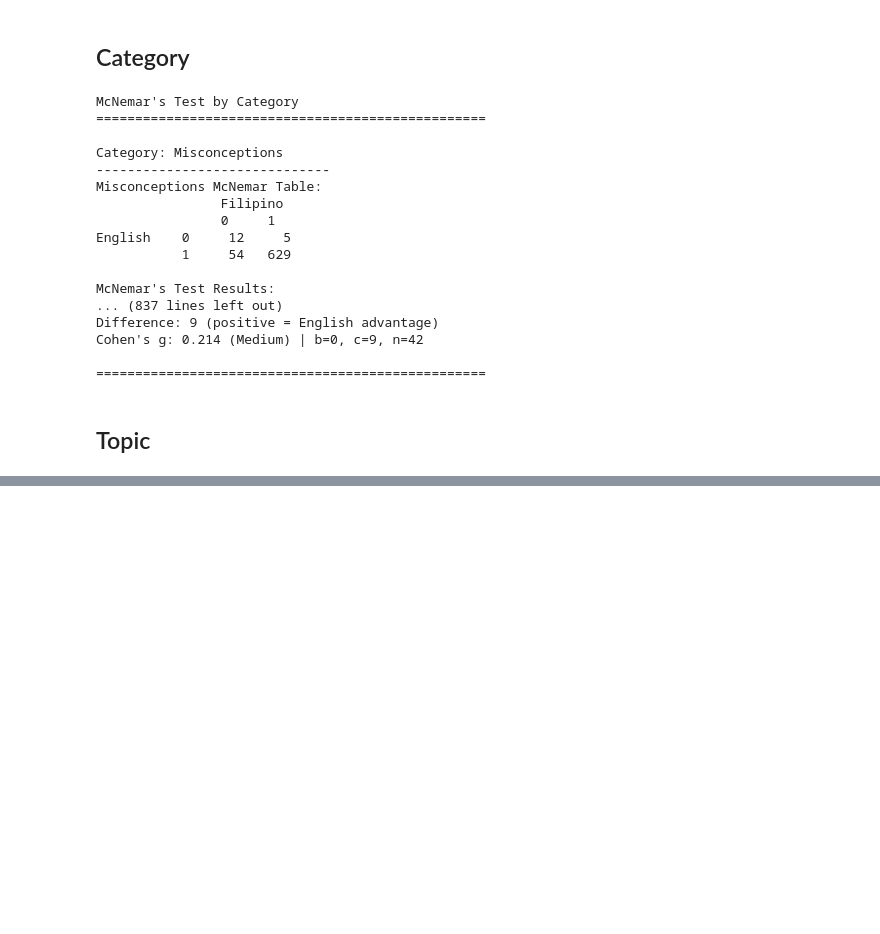
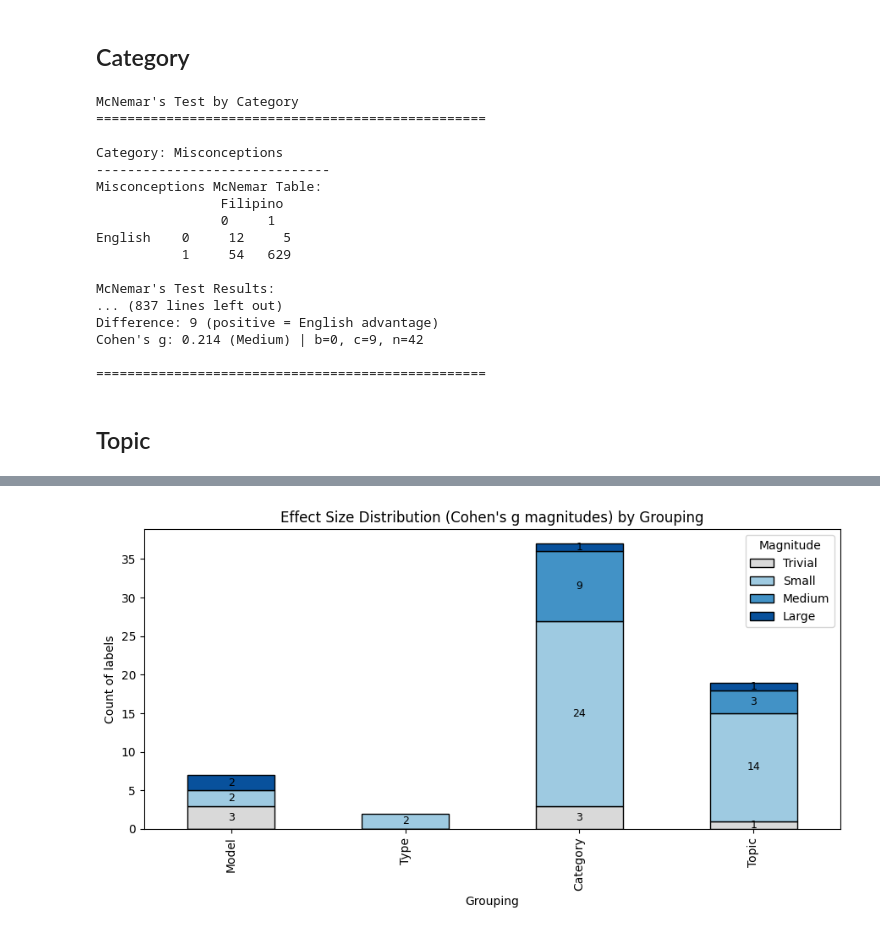
Before and after one commit to Renzios/KatotohananQA, a Jupyter notebook: notebooks/stat_tests.ipynb, the cells around one changed output, grey strips where cells are left out. Cells and saved outputs as stored; diff of their text form; code cells hidden in the pictures; blank space fills up the shorter version.

```diff
--- a/notebooks/stat_tests.ipynb
+++ b/notebooks/stat_tests.ipynb
@@ -581,0 +584,98 @@ Significant differences by topic: 19/19
+# %%
+# Effect Sizes: Distribution of Cohen's g magnitudes by grouping
+import pandas as pd
+import numpy as np
+import matplotlib.pyplot as plt
+
+PLACEHOLDER_TOPIC = '-1_years_happens_school_does'
+
+# Build effect size records (g and Magnitude) per label within a grouping
+def effect_size_records(df: pd.DataFrame, group_col: str, skip_values=None):
+    if skip_values is None:
+        skip_values = set()
+    rows = []
+    labels = [g for g in df[group_col].dropna().unique() if g not in skip_values]
+    for lab in labels:
+        subset = df[df[group_col] == lab]
+        if subset.empty:
+            continue
+        tbl = create_mcnemar_table(subset['is_correct_eng'], subset['is_correct_fil'])
+        g, b, c, n = cohens_g_from_table(tbl)
+        mag = interpret_g(g)
+        rows.append({
+            'Label': lab,
+            'g': float(g) if not pd.isna(g) else np.nan,
+            'Magnitude': mag,
+            'b': int(b), 'c': int(c), 'n': int(n)
+        })
+    return pd.DataFrame(rows)
+
+mags_order = ['Trivial', 'Small', 'Medium', 'Large', 'N/A']
+
+distribution_records = []
+avg_absg_records = []
+raw_tables = {}
+
+for col, name, skip in [
+    ('model', 'Model', set()),
+    ('type', 'Type', set()),
+    ('category', 'Category', set()),
+    ('topic', 'Topic', {PLACEHOLDER_TOPIC}),  # skip placeholder topic
+]:
+    eff_df = effect_size_records(df, col, skip)
+    raw_tables[name] = eff_df
+    # Counts of magnitudes
+    counts = eff_df['Magnitude'].value_counts().reindex(mags_order, fill_value=0)
+    distribution_records.append({'Grouping': name, **counts.to_dict(), 'Total': int(len(eff_df))})
+    # Average |g|
+    avg_abs_g = float(eff_df['g'].abs().mean()) if not eff_df.empty else np.nan
+    med_abs_g = float(eff_df['g'].abs().median()) if not eff_df.empty else np.nan
+    avg_absg_records.append({'Grouping': name, 'Avg |g|': avg_abs_g, 'Median |g|': med_abs_g, 'k': int(len(eff_df))})
+
+# Counts table
+dist_df = pd.DataFrame(distribution_records)
+print("Cohen's g Magnitude Counts by Grouping:")
+print(dist_df[['Grouping'] + mags_order + ['Total']])
+
+# Percentages table
+pct_df = dist_df.copy()
+with np.errstate(invalid='ignore', divide='ignore'):
+    for mag in mags_order:
+        pct_df[f'{mag} %'] = (pct_df[mag] / pct_df['Total'] * 100).round(1)
+print("\nPercentages by Grouping:")
+print(pct_df[['Grouping'] + [f'{m} %' for m in mags_order] + ['Total']])
+
+# Average |g| table
+avg_df = pd.DataFrame(avg_absg_records)
+print("\nAverage absolute Cohen's g by Grouping:")
+print(avg_df[['Grouping', 'Avg |g|', 'Median |g|', 'k']])
+
+# Plot stacked bar of magnitudes (exclude 'N/A' from bars by default but keep in tables)
+plot_mags = ['Trivial', 'Small', 'Medium', 'Large']
+plot_df = dist_df.set_index('Grouping')[plot_mags]
+colors = {
+    'Trivial': '#d9d9d9',
+    'Small': '#9ecae1',
+    'Medium': '#4292c6',
+    'Large': '#08519c',
+}
+ax = plot_df.plot(kind='bar', stacked=True, figsize=(9, 5), color=[colors[m] for m in plot_mags], edgecolor='black')
+ax.set_title("Effect Size Distribution (Cohen's g magnitudes) by Grouping")
+ax.set_xlabel('Grouping')
+ax.set_ylabel('Count of labels')
+ax.legend(title='Magnitude', loc='upper right')
+
+# Annotate counts
+for p in ax.patches:
+    height = p.get_height()
+    if height > 0:
+        x = p.get_x() + p.get_width() / 2
+        y = p.get_y() + height / 2
+        ax.annotate(f"{int(height)}", (x, y), ha='center', va='center', fontsize=9, color='black')
+
+plt.tight_layout()
+plt.show()
+
+# Return raw per-label tables for optional downstream use
+{'counts': dist_df, 'percentages': pct_df, 'avg_abs_g': avg_df, 'details': raw_tables}
+# %% [output]
@@ -581,0 +702 @@ Significant differences by topic: 19/19
+[figure, added]
```
Also changed, not shown: parts of 4 cells of this notebook, 2 other files.
